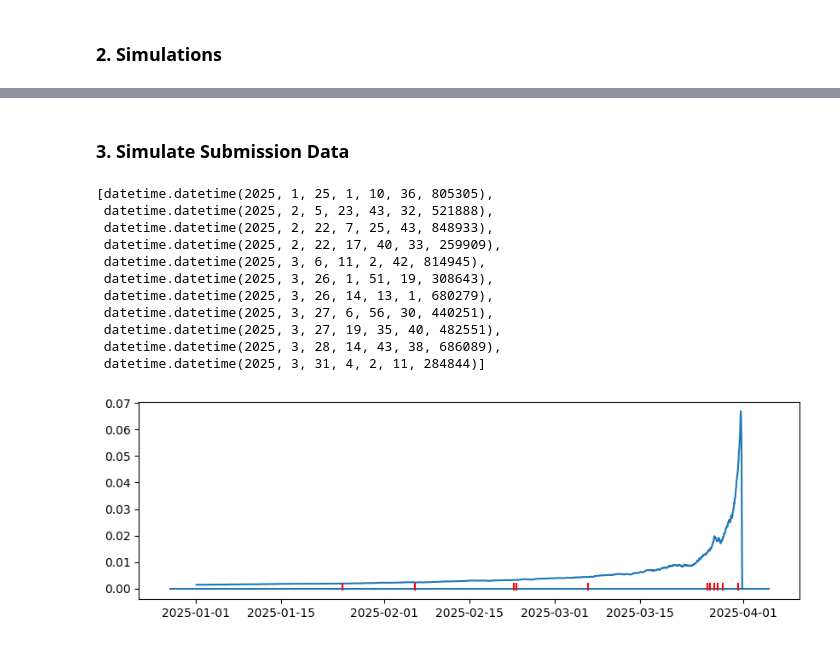
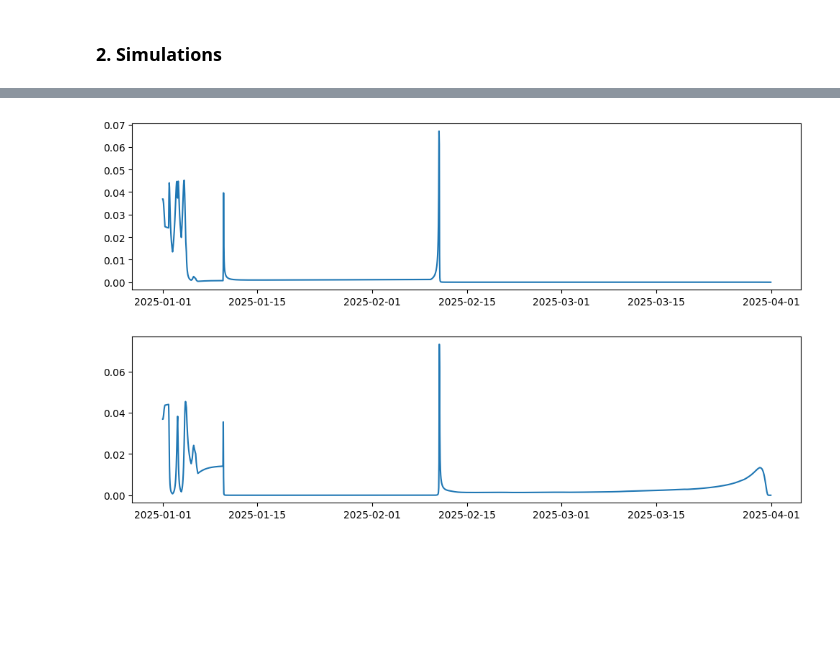
Before and after one commit to zhuanglinsheng/kaggle-contest-design, a Jupyter notebook: Synthetic_Data.ipynb, the cells around one changed output, grey strips where cells are left out. Drawn from its saved outputs; the diff is of its cells as text; code cells hidden in the pictures; blank space fills up the shorter version.

```diff
--- a/Synthetic_Data.ipynb
+++ b/Synthetic_Data.ipynb
@@ -86,2 +56,0 @@ array(['2025-01-01T00:00:00.000000', '2025-01-01T01:00:00.000000',
-# %% [markdown]
-### 3. Simulate Submission Data
@@ -92,30 +56,0 @@ seed_uniform = 5678
-# %%
-## Player j
-##
-# Interpolate effort as an intensity function
-submission_intensity_j = nhpp.intensity_interp_d( \
-		contest_timegrids, dynamic_j_effort, ratio=effort_intensity_ratio)
-
-# Simulate submission data
-submit_events_j = nhpp.simulate_inhomogeneous_poisson_process( \
-		start_time, end_time, submission_intensity_j, 0.06,
-		seed_poisson=seed_poisson, seed_uniform=seed_uniform)
-pprint(submit_events_j)
-
-# Visualization
-fig, ax = nhpp.plot_intensity( \
-		submission_intensity_j, (start_time, end_time), timedelta(hours=1))
-ax = nhpp.plot_poisson_events(ax, submit_events_j, vline_width=0.002)
-# %% [output]
-[datetime.datetime(2025, 1, 25, 1, 10, 36, 805305),
- datetime.datetime(2025, 2, 5, 23, 43, 32, 521888),
- datetime.datetime(2025, 2, 22, 7, 25, 43, 848933),
- datetime.datetime(2025, 2, 22, 17, 40, 33, 259909),
- datetime.datetime(2025, 3, 6, 11, 2, 42, 814945),
- datetime.datetime(2025, 3, 26, 1, 51, 19, 308643),
- datetime.datetime(2025, 3, 26, 14, 13, 1, 680279),
- datetime.datetime(2025, 3, 27, 6, 56, 30, 440251),
- datetime.datetime(2025, 3, 27, 19, 35, 40, 482551),
- datetime.datetime(2025, 3, 28, 14, 43, 38, 686089),
- datetime.datetime(2025, 3, 31, 4, 2, 11, 284844)]
-[figure, removed]
@@ -121,0 +73,12 @@ ax = nhpp.plot_poisson_events(ax, submit_events_j, vline_width=0.002)
+# %%
+plt.figure(figsize=(12, 3))
+plt.plot(time_grids, i_effort_dynamic)
+plt.show()
+# %% [output]
+[figure, added]
+# %%
+plt.figure(figsize=(12, 3))
+plt.plot(time_grids, j_effort_dynamic)
+plt.show()
+# %% [output]
+[figure, added]
```
Also changed, not shown: parts of 13 cells of this notebook, 5 other files.
